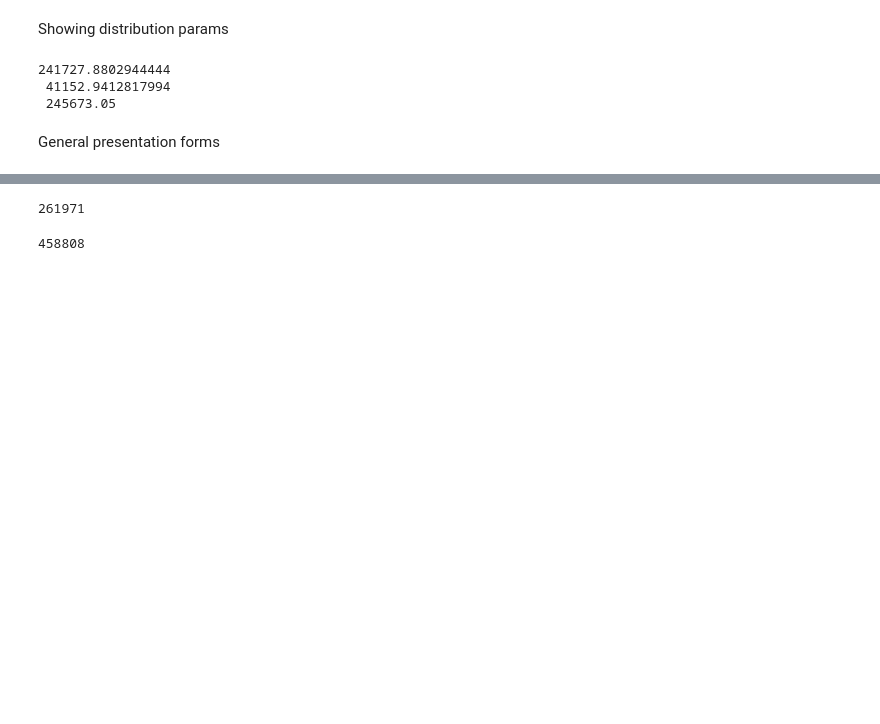
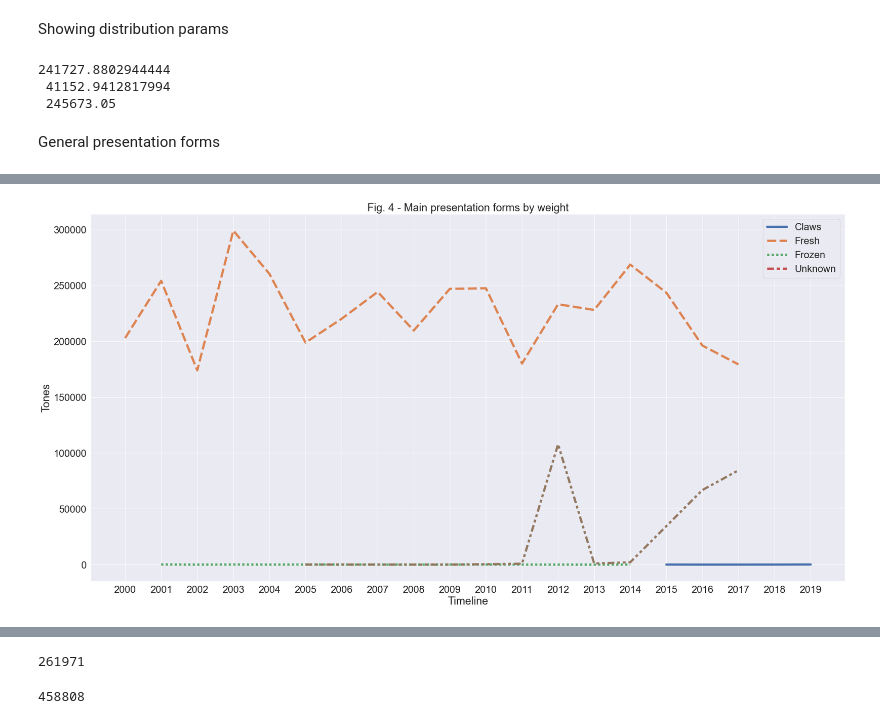
Before and after one commit to Carloselrecharlie/CA2, a Jupyter notebook: Fishery report.ipynb, the cells around one changed output, grey strips where cells are left out. Cells and saved outputs as stored; diff of their text form; code cells hidden in the pictures; blank space fills up the shorter version.

Commit message:
plotted presentations forms, tests for a function and started comparing means between countries

```diff
--- a/Fishery report.ipynb
+++ b/Fishery report.ipynb
@@ -596,0 +589,12 @@ An average of 29,266.82 tones have an unknow presentation form and this accounts
+# %%
+# each plot is specified by its corresponding row (total aquatic animals, and total aquatic animal for human consumption)
+ax = sns.lineplot(data=[irishDF.loc[11][4:],irishDF.loc[547][4:],irishDF.loc[6278][4:],irishDF.loc[6824][4:],irishDF.loc[6875][4:],irishDF.loc[9345][4:]],linewidth = 5).set(
+    xlabel ="Timeline",
+    ylabel = "Tones",
+    title = 'Fig. 4 - Main presentation forms by weight')
+
+# setting up size and legend
+sns.set(font_scale=2, rc={'figure.figsize':(30,15)}) # tick label font size and chart size
+plt.legend(labels=['Claws', 'Fresh', 'Frozen', 'Unknown']);
+# %% [output]
+[figure, added]
```
Also changed, not shown: parts of 21 cells of this notebook.
